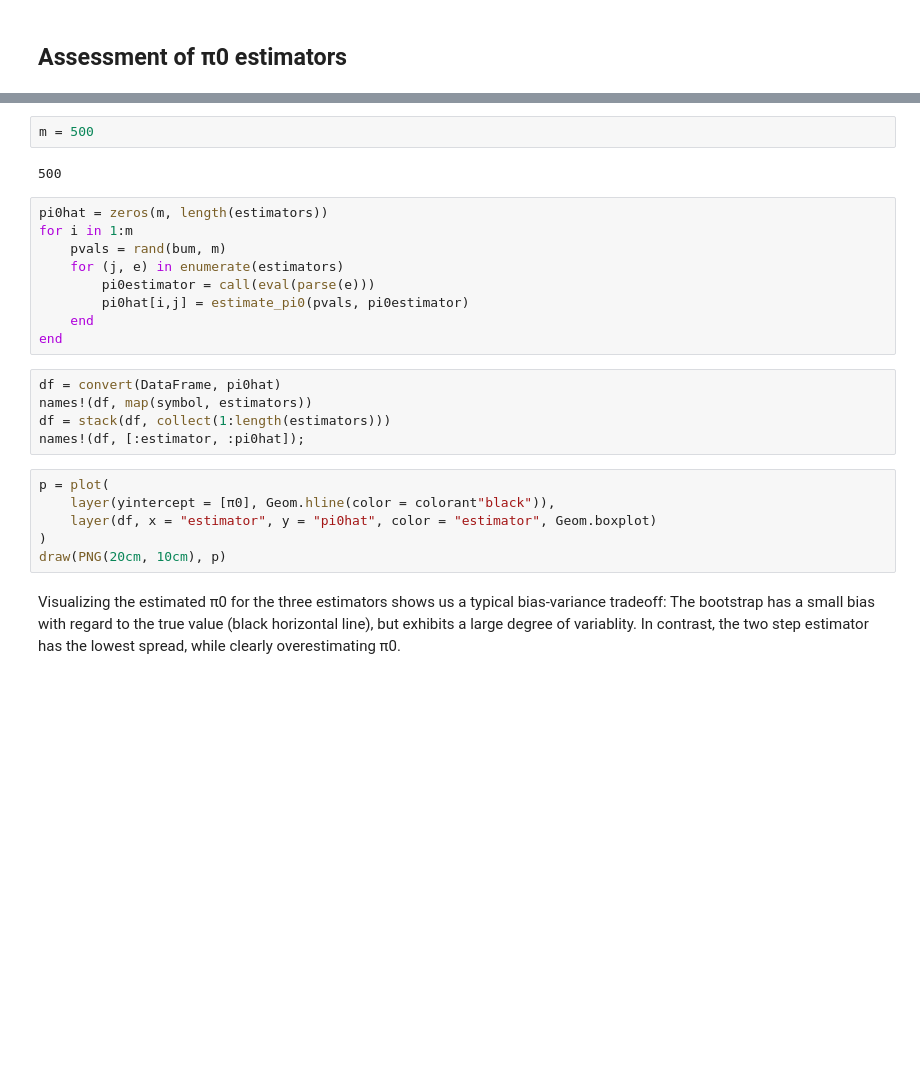
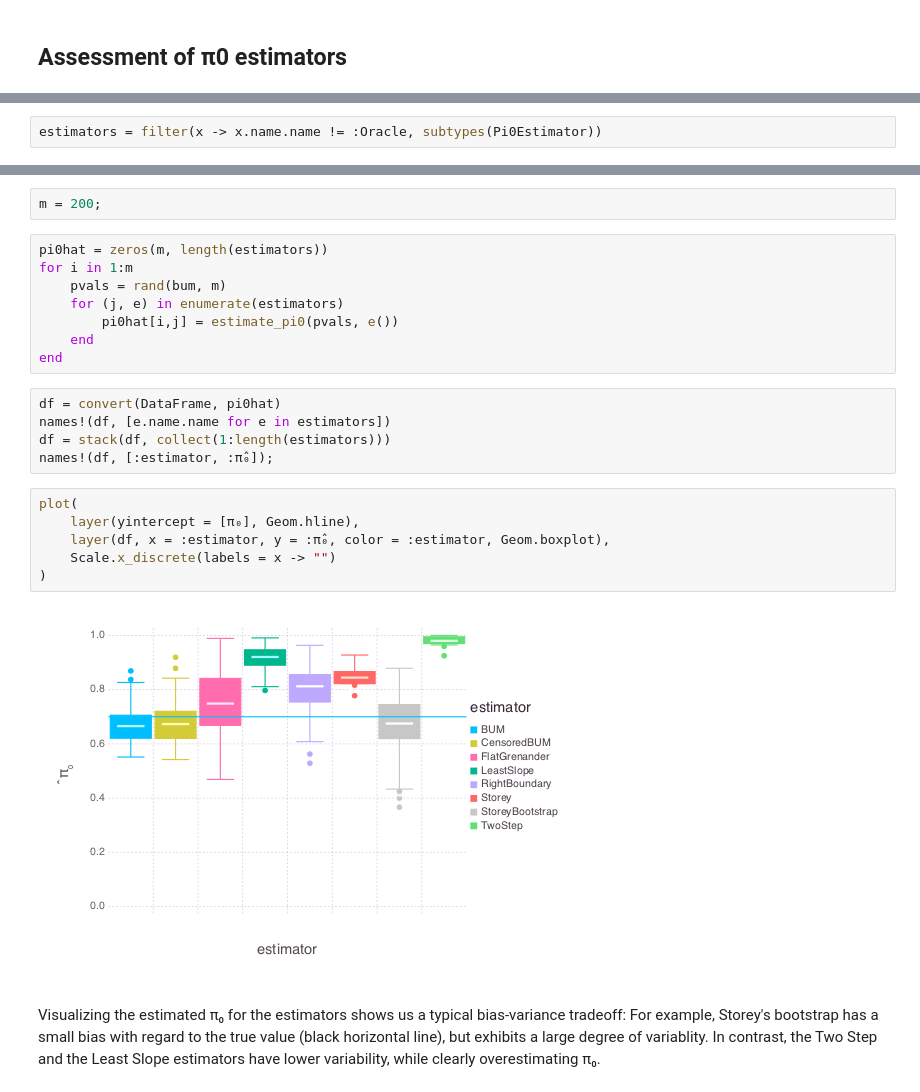
Before and after one commit to juliangehring/MultipleTesting.jl, a Jupyter notebook: doc/notebooks/pi0-estimation.ipynb, the cells around one changed output, grey strips where cells are left out. Saved outputs shown, nothing was run; the diff lists cells and outputs as text; blank space fills up the shorter version.

```diff
--- a/doc/notebooks/pi0-estimation.ipynb
+++ b/doc/notebooks/pi0-estimation.ipynb
@@ -51,0 +42,2 @@ estimators = ["Storey",
+# %%
+estimators = filter(x -> x.name.name != :Oracle, subtypes(Pi0Estimator))
@@ -52,26 +57,25 @@ estimators = ["Storey",
 # %%
-m = 500
+m = 200;
-# %% [output]
-500
 # %%
 pi0hat = zeros(m, length(estimators))
 for i in 1:m
     pvals = rand(bum, m)
     for (j, e) in enumerate(estimators)
-        pi0estimator = call(eval(parse(e)))
-        pi0hat[i,j] = estimate_pi0(pvals, pi0estimator)
+        pi0hat[i,j] = estimate_pi0(pvals, e())
     end
 end
 # %%
 df = convert(DataFrame, pi0hat)
-names!(df, map(symbol, estimators))
+names!(df, [e.name.name for e in estimators])
 df = stack(df, collect(1:length(estimators)))
-names!(df, [:estimator, :pi0hat]);
+names!(df, [:estimator, :π̂₀]);
 # %%
-p = plot(
-    layer(yintercept = [π0], Geom.hline(color = colorant"black")),
-    layer(df, x = "estimator", y = "pi0hat", color = "estimator", Geom.boxplot)
+plot(
+    layer(yintercept = [π₀], Geom.hline),
+    layer(df, x = :estimator, y = :π̂₀, color = :estimator, Geom.boxplot),
+    Scale.x_discrete(labels = x -> "")
 )
-draw(PNG(20cm, 10cm), p)
+# %% [output]
+[figure, added]
 # %% [markdown]
-Visualizing the estimated π0 for the three estimators shows us a typical bias-variance tradeoff: The bootstrap has a small bias with regard to the true value (black horizontal line), but exhibits a large degree of variablity. In contrast, the two step estimator has the lowest spread, while clearly overestimating π0.
+Visualizing the estimated π₀ for the estimators shows us a typical bias-variance tradeoff: For example, Storey's bootstrap has a small bias with regard to the true value (black horizontal line), but exhibits a large degree of variablity. In contrast, the Two Step and the Least Slope estimators have lower variability, while clearly overestimating π₀.
```
Also changed, not shown: parts of 10 cells of this notebook.
